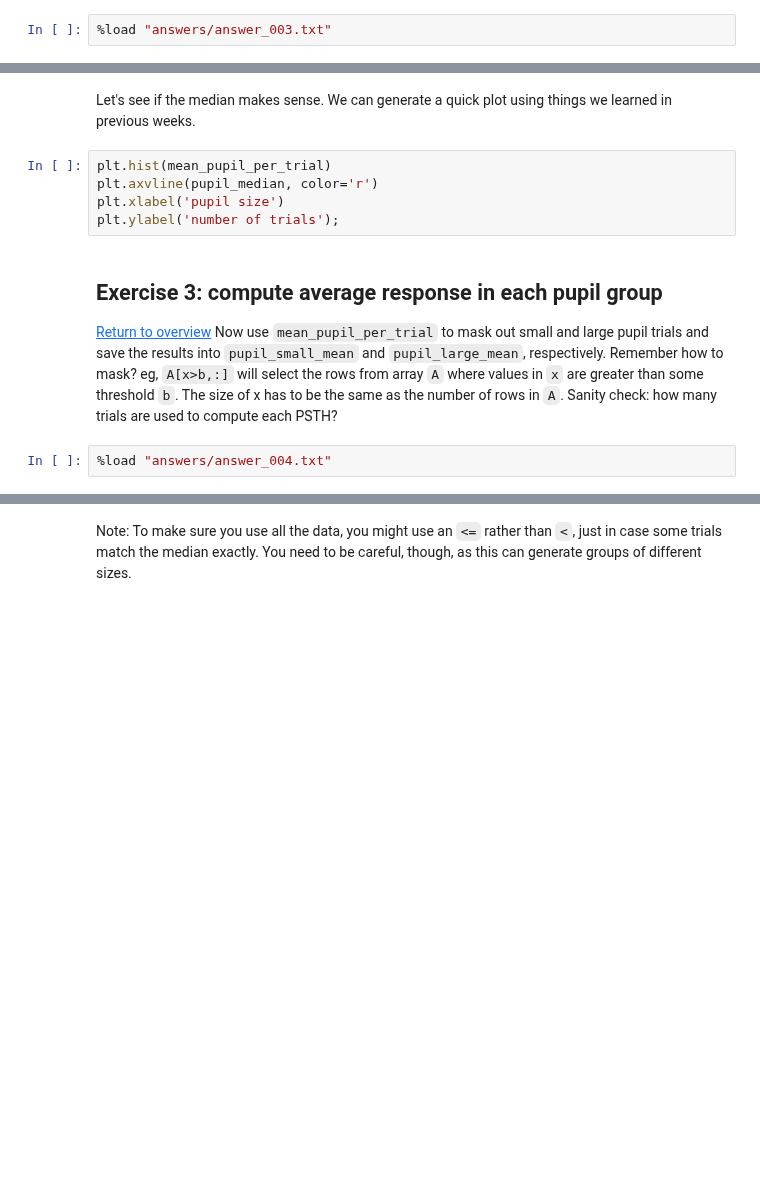
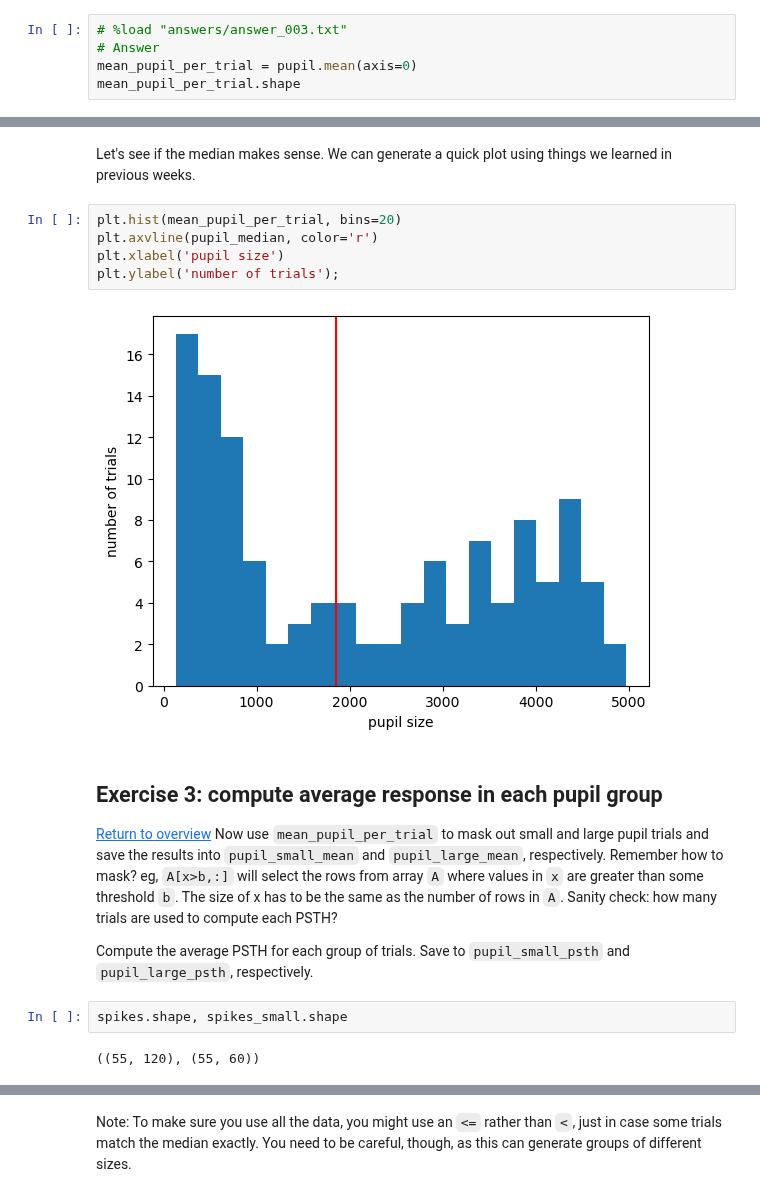
Before and after one commit to svdavid/NEUS642, a Jupyter notebook: notebooks/week6_02-13_permutation/week6_permutation_stats_teacher.ipynb, the cells around one changed output, grey strips where cells are left out. Cells and saved outputs as stored; diff of their text form; blank space fills up the shorter version.

```diff
--- a/notebooks/week6_02-13_permutation/week6_permutation_stats_teacher.ipynb
+++ b/notebooks/week6_02-13_permutation/week6_permutation_stats_teacher.ipynb
@@ -162,4 +201,7 @@ Now we want to get a more quantitative sense of the pupil effects. A simple way
 <a href="#Overview">Return to overview</a>
 Create a new array, called `mean_pupil_per_trial` that contains the mean value of the pupil on each trial. Hint: This should have the same length as the number of trials. What's the median pupil size?
 # %%
-%load "answers/answer_003.txt"
+# %load "answers/answer_003.txt"
+# Answer
+mean_pupil_per_trial = pupil.mean(axis=0)
+mean_pupil_per_trial.shape
@@ -171,14 +217,20 @@ pupil_median
 # %% [markdown]
 Let's see if the median makes sense. We can generate a quick plot using things we learned in previous weeks.
 # %%
-plt.hist(mean_pupil_per_trial)
+plt.hist(mean_pupil_per_trial, bins=20)
 plt.axvline(pupil_median, color='r')
 plt.xlabel('pupil size')
 plt.ylabel('number of trials');
+# %% [output]
+[figure, added]
 # %% [markdown]
 <a id="d2b9d1e5-ff9c-4358-990c-ed6649f78e8f"></a>
 ## Exercise 3: compute average response in each pupil group
 <a href="#Overview">Return to overview</a>
 Now use `mean_pupil_per_trial` to mask out small and large pupil trials and save the results into `pupil_small_mean` and `pupil_large_mean`, respectively.  Remember how to mask?  eg, `A[x>b,:]` will select the rows from array `A` where values in `x` are greater than some threshold `b`. The size of x has to be the same as the number of rows in `A`. Sanity check: how many trials are used to compute each PSTH?
+
+Compute the average PSTH for each group of trials. Save to `pupil_small_psth` and `pupil_large_psth`, respectively.
-# %%
-%load "answers/answer_004.txt"
+# %%
+spikes.shape, spikes_small.shape
+# %% [output]
+((55, 120), (55, 60))
```
Also changed, not shown: parts of 81 cells of this notebook, 33 other files.
